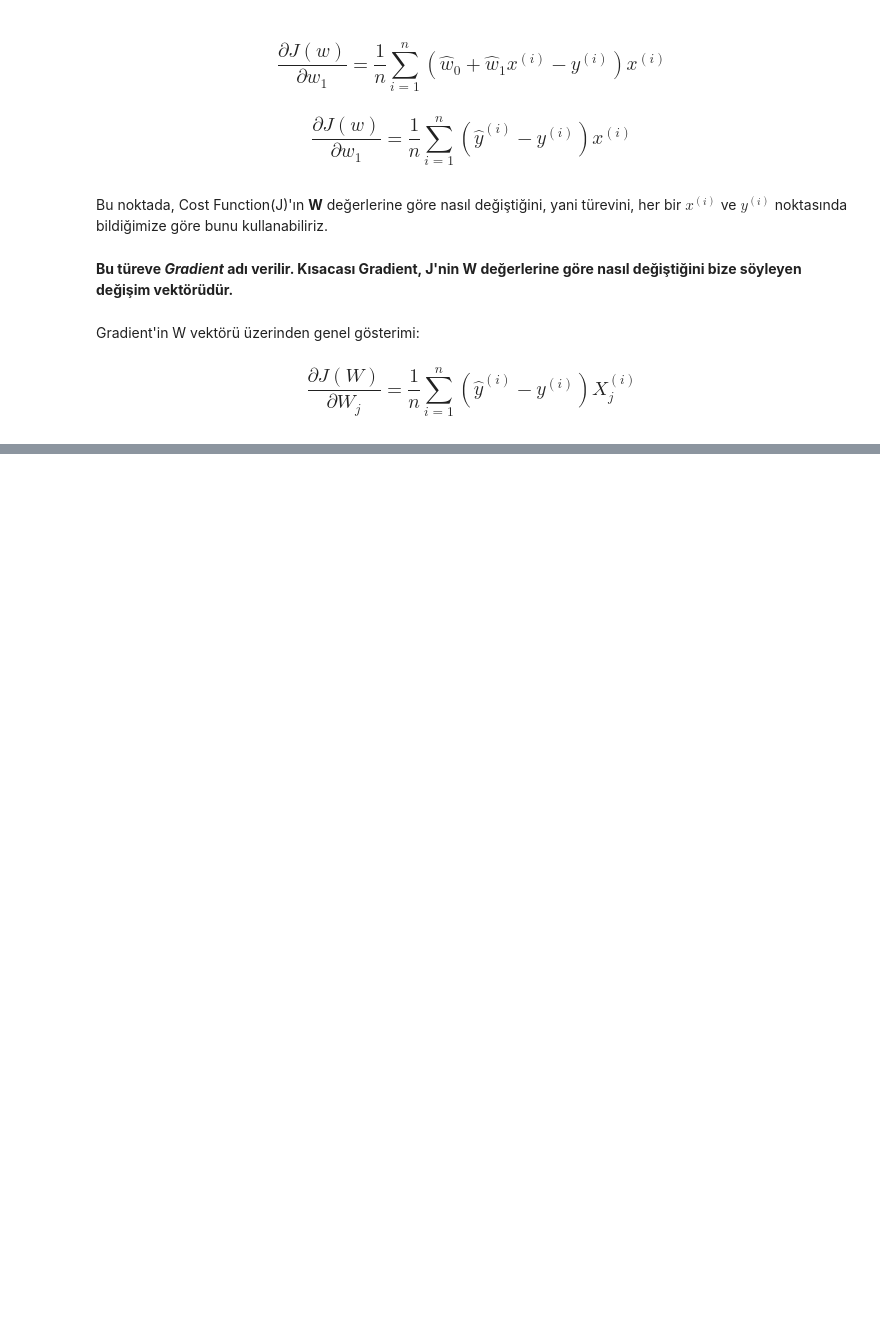
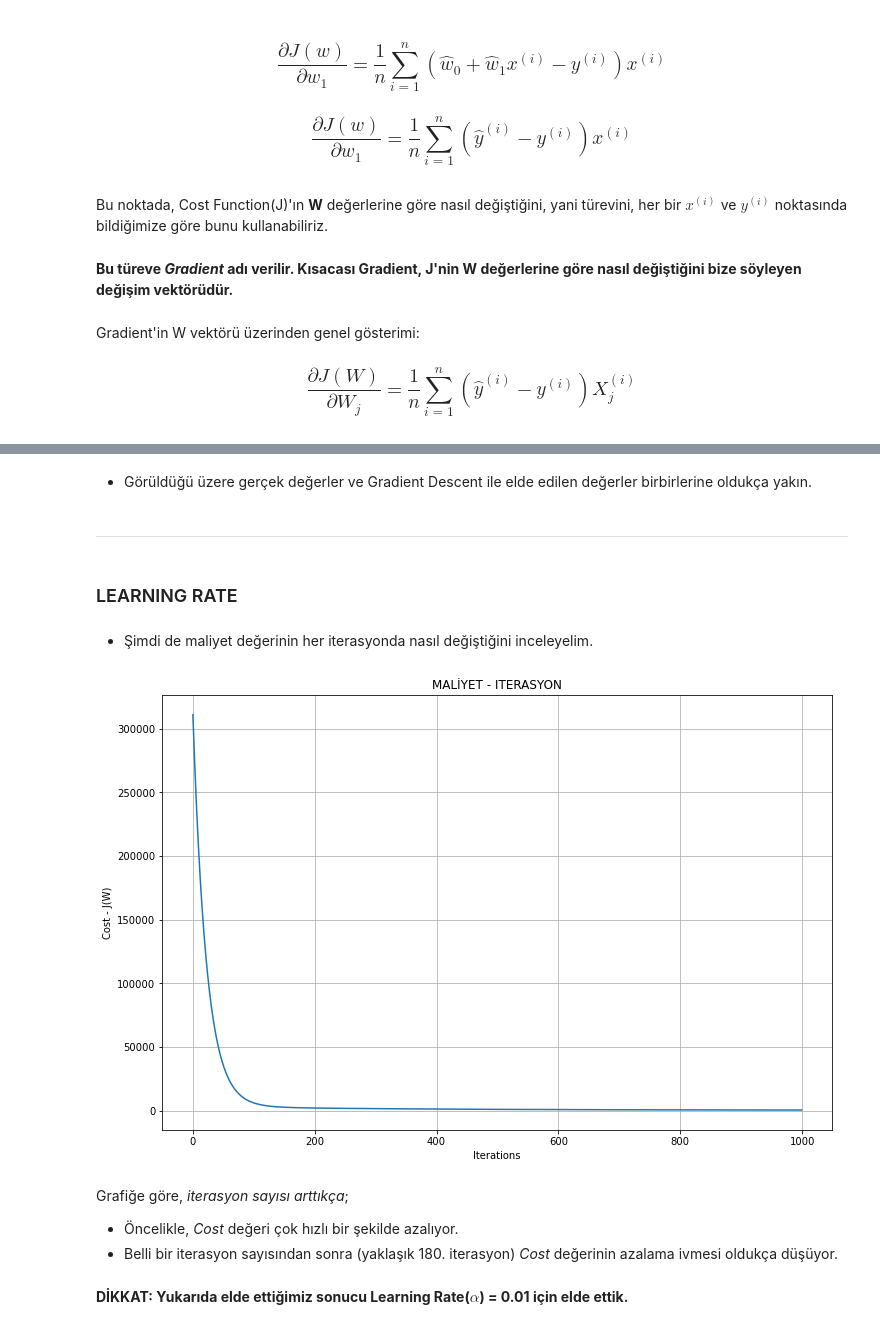
Before and after one commit to halimocakli/IntroductionToMachineLearning, a Jupyter notebook: Machine Learning Tutorial/8- Gradient Descent (Gradyan İnişi)/Gradient_Descent.ipynb, the cells around one changed output, grey strips where cells are left out. Drawn from its saved outputs; the diff is of its cells as text; code cells hidden in the pictures; blank space fills up the shorter version.

```diff
--- a/Machine Learning Tutorial/8- Gradient Descent (Gradyan İnişi)/Gradient_Descent.ipynb
+++ b/Machine Learning Tutorial/8- Gradient Descent (Gradyan İnişi)/Gradient_Descent.ipynb
@@ -258,0 +354,2 @@ Burada **$\alpha$ : learning rate**
+# %%
+nIter = 1000
@@ -258,0 +378,6 @@ Burada **$\alpha$ : learning rate**
+# %%
+n = len(X)
+
+X_b = np.c_[np.ones((n, 1)), X]
+
+print(X_b)
@@ -258,0 +404,2 @@ Burada **$\alpha$ : learning rate**
+# %%
+finalW, costHistory, weightHistory = gradientDescent(X_b, y, W, learningRate, nIter)
@@ -258,0 +467,32 @@ Burada **$\alpha$ : learning rate**
+# %% [markdown]
+* Görüldüğü üzere gerçek değerler ve Gradient Descent ile elde edilen değerler birbirlerine oldukça yakın.
+# %% [markdown]
+***
+# %% [markdown]
+### LEARNING RATE
+# %% [markdown]
+* Şimdi de maliyet değerinin her iterasyonda nasıl değiştiğini inceleyelim.
+# %%
+# Maliyet değişimi görselleştiren fonksiyon
+
+def costVsIterations(costHistory, nIter):
+
+    fig, ax = plt.subplots(figsize=(12,8))
+
+    plt.plot(range(nIter), costHistory)
+
+    plt.xlabel("Iterations")
+    plt.ylabel("Cost - J(W)")
+    plt.title("MALİYET - ITERASYON")
+    plt.grid()
+    plt.show()
+# %%
+costVsIterations(costHistory, nIter)
+# %% [output]
+[figure, added]
+# %% [markdown]
+Grafiğe göre, *iterasyon sayısı arttıkça*;
+* Öncelikle, *Cost* değeri çok hızlı bir şekilde azalıyor.
+* Belli bir iterasyon sayısından sonra (yaklaşık 180. iterasyon) *Cost* değerinin azalama ivmesi oldukça düşüyor.
+# %% [markdown]
+**DİKKAT: Yukarıda elde ettiğimiz sonucu Learning Rate($\alpha$) = 0.01 için elde ettik.**
```
Also changed, not shown: parts of 45 cells of this notebook.
